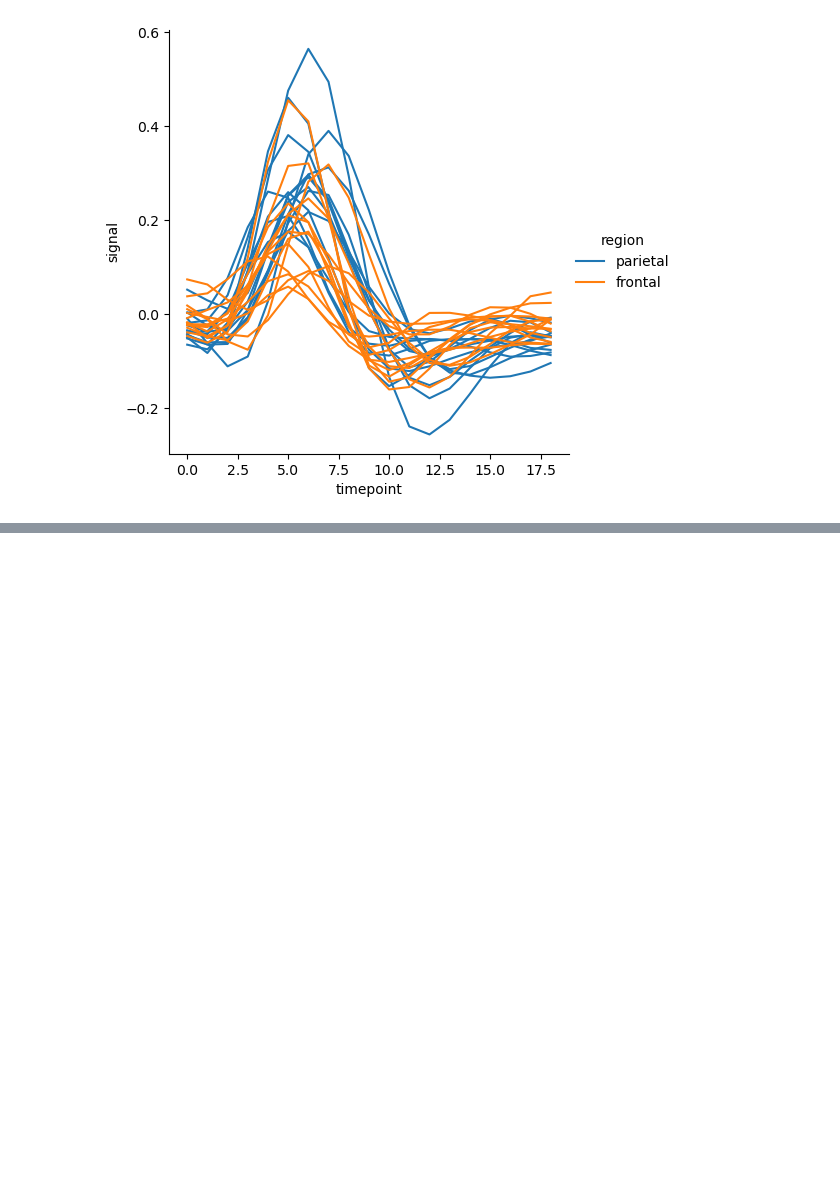
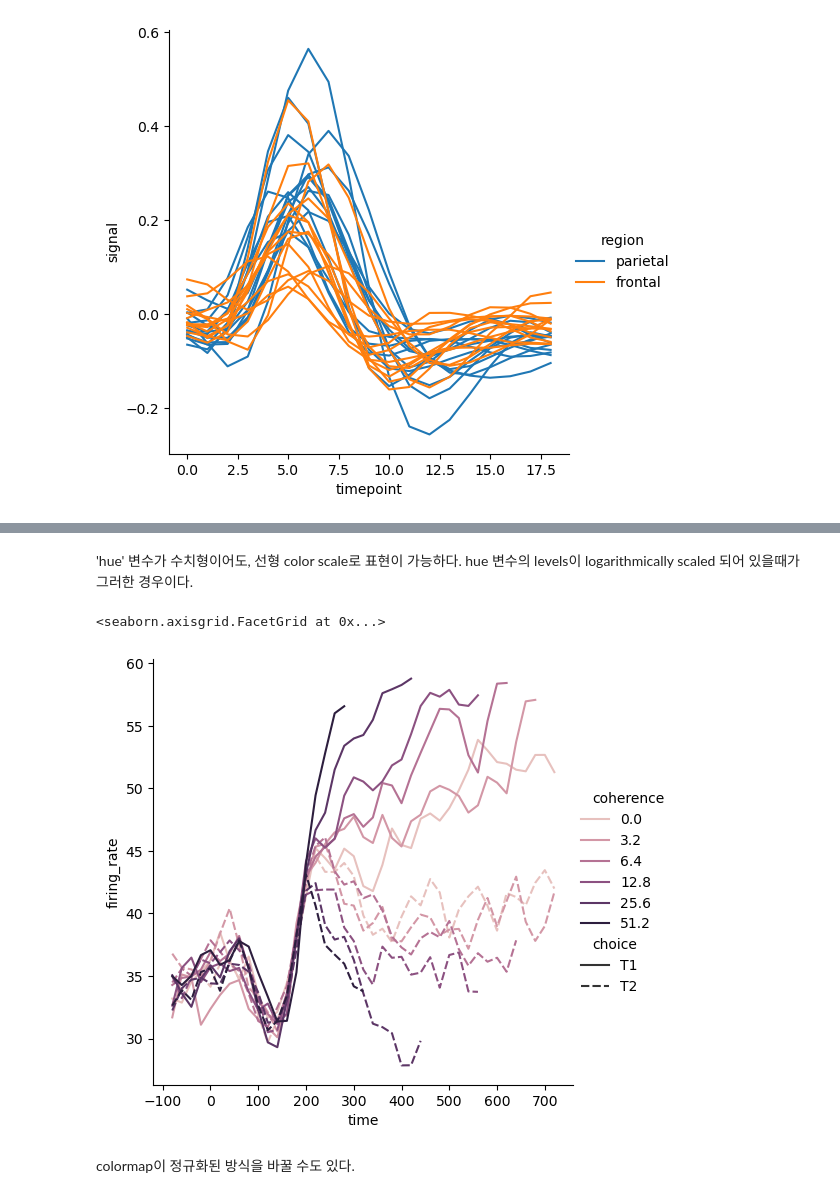
Before and after one commit to joo-none/Seaborn-tutorial, a Jupyter notebook: Seaborn_Tutorial_6-3.ipynb, the cells around one changed output, grey strips where cells are left out. Saved outputs shown, nothing was run; the diff lists cells and outputs as text; code cells hidden in the pictures; blank space fills up the shorter version.

```diff
--- a/Seaborn_Tutorial_6-3.ipynb
+++ b/Seaborn_Tutorial_6-3.ipynb
@@ -116,0 +129,14 @@ sns.relplot(
+# %% [markdown]
+'hue' 변수가 수치형이어도, 선형 color scale로 표현이 가능하다. hue 변수의 levels이 logarithmically scaled 되어 있을때가 그러한 경우이다.
+# %%
+palette = sns.cubehelix_palette(light=.8, n_colors=6)
+sns.relplot(
+    data=dots, kind="line",
+    x="time", y="firing_rate",
+    hue="coherence", style="choice", palette=palette,
+)
+# %% [output]
+<seaborn.axisgrid.FacetGrid at 0x...>
+[figure, added]
+# %% [markdown]
+colormap이 정규화된 방식을 바꿀 수도 있다.
```
Also changed, not shown: parts of 11 cells of this notebook.
